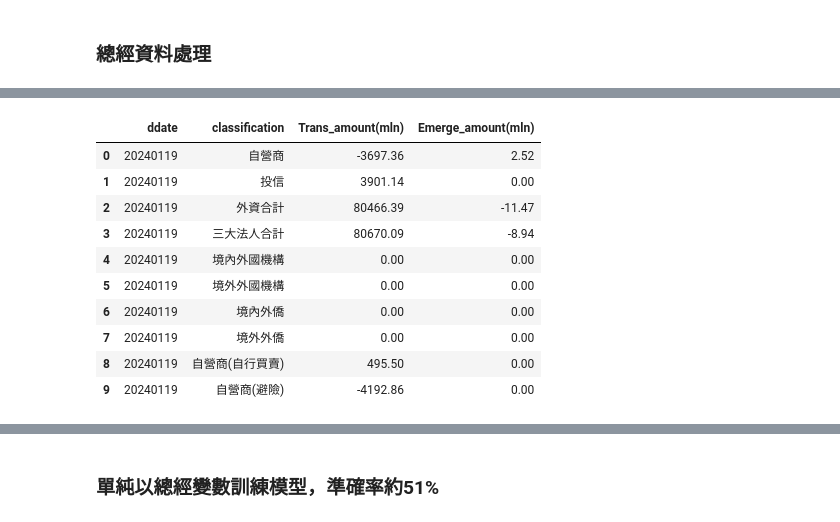
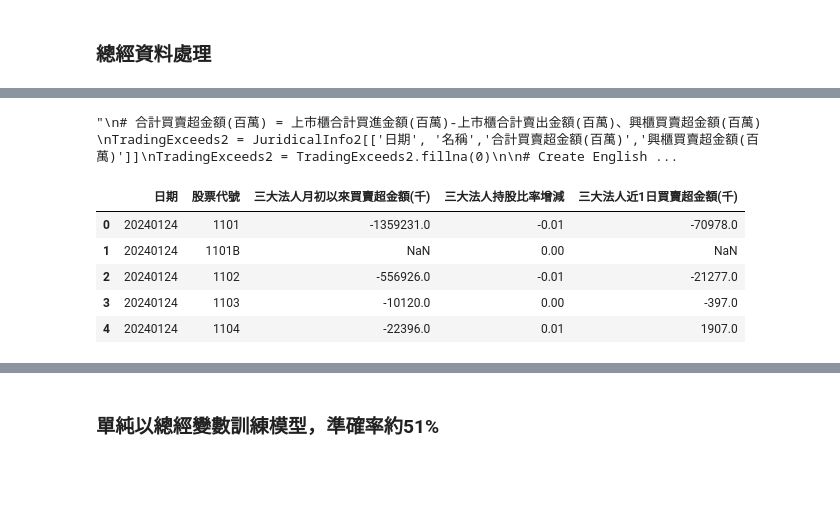
Before and after one commit to Carolyehhh/revenue-prediction, a Jupyter notebook: GDP_train.ipynb, the cells around one changed output, grey strips where cells are left out. Saved outputs shown, nothing was run; the diff lists cells and outputs as text; code cells hidden in the pictures; blank space fills up the shorter version.

```diff
--- a/GDP_train.ipynb
+++ b/GDP_train.ipynb
@@ -97,23 +97,25 @@ display(TW_GDPGrowth.head(3))
 | 27 | 202409 | 2.12 | 經濟成長率(GDP)–單季 |
 | 42 | 202406 | 4.77 | 經濟成長率(GDP)–單季 |
 # %%
-# 合計買賣超金額(百萬) = 上市買賣超(百萬) + 上櫃買賣超金額(百萬) 、 興櫃買賣超金額(百萬)
-TradingExceeds = JuridicalInfo[['日期', '名稱','合計買賣超金額(百萬)','興櫃買賣超金額(百萬)']]
-TradingExceeds = TradingExceeds.fillna(0)
+"""
+# 合計買賣超金額(百萬) = 上市櫃合計買進金額(百萬)-上市櫃合計賣出金額(百萬)、興櫃買賣超金額(百萬)
+TradingExceeds2 = JuridicalInfo2[['日期', '名稱','合計買賣超金額(百萬)','興櫃買賣超金額(百萬)']]
+TradingExceeds2 = TradingExceeds2.fillna(0)
 
 # Create English Column names
-TradingExceeds = TradingExceeds.rename({'日期':'ddate', '名稱':'classification', '合計買賣超金額(百萬)':'Trans_amount(mln)', '興櫃買賣超金額(百萬)':'Emerge_amount(mln)'}, axis='columns')
-#TradingExceeds.head(10)
+TradingExceeds2 = TradingExceeds2.rename({'日期':'ddate', '名稱':'classification', '合計買賣超金額(百萬)':'Trans_amount(mln)', '興櫃買賣超金額(百萬)':'Emerge_amount(mln)'}, axis='columns')
+#TradingExceeds2.head(10)
+"""
 # %% [output]
-|  | ddate | classification | Trans_amount(mln) | Emerge_amount(mln) |
-| 0 | 20240119 | 自營商 | -3697.36 | 2.52 |
-| 1 | 20240119 | 投信 | 3901.14 | 0.00 |
-| 2 | 20240119 | 外資合計 | 80466.39 | -11.47 |
-| 3 | 20240119 | 三大法人合計 | 80670.09 | -8.94 |
-| 4 | 20240119 | 境內外國機構 | 0.00 | 0.00 |
-| 5 | 20240119 | 境外外國機構 | 0.00 | 0.00 |
-| 6 | 20240119 | 境內外僑 | 0.00 | 0.00 |
-| 7 | 20240119 | 境外外僑 | 0.00 | 0.00 |
-| 8 | 20240119 | 自營商(自行買賣) | 495.50 | 0.00 |
-| 9 | 20240119 | 自營商(避險) | -4192.86 | 0.00 |
+"\n# 合計買賣超金額(百萬) = 上市櫃合計買進金額(百萬)-上市櫃合計賣出金額(百萬)、興櫃買賣超金額(百萬) \nTradingExceeds2 = JuridicalInfo2[['日期', '名稱','合計買賣超金額(百萬)','興櫃買賣超金額(百萬)']]\nTradingExceeds2 = TradingExceeds2.fillna(0)\n\n# Create English ...
+# %%
+# 上市櫃公司三大法人買賣超、持股比率增減(分個股)
+display(JuridicalInfo.head())
+# %% [output]
+|  | 日期 | 股票代號 | 三大法人月初以來買賣超金額(千) | 三大法人持股比率增減 | 三大法人近1日買賣超金額(千) |
+| 0 | 20240124 | 1101 | -1359231.0 | -0.01 | -70978.0 |
+| 1 | 20240124 | 1101B | NaN | 0.00 | NaN |
+| 2 | 20240124 | 1102 | -556926.0 | -0.01 | -21277.0 |
+| 3 | 20240124 | 1103 | -10120.0 | 0.00 | -397.0 |
+| 4 | 20240124 | 1104 | -22396.0 | 0.01 | 1907.0 |
 # %%
```
Also changed, not shown: parts of 6 cells of this notebook, 1 other file.
